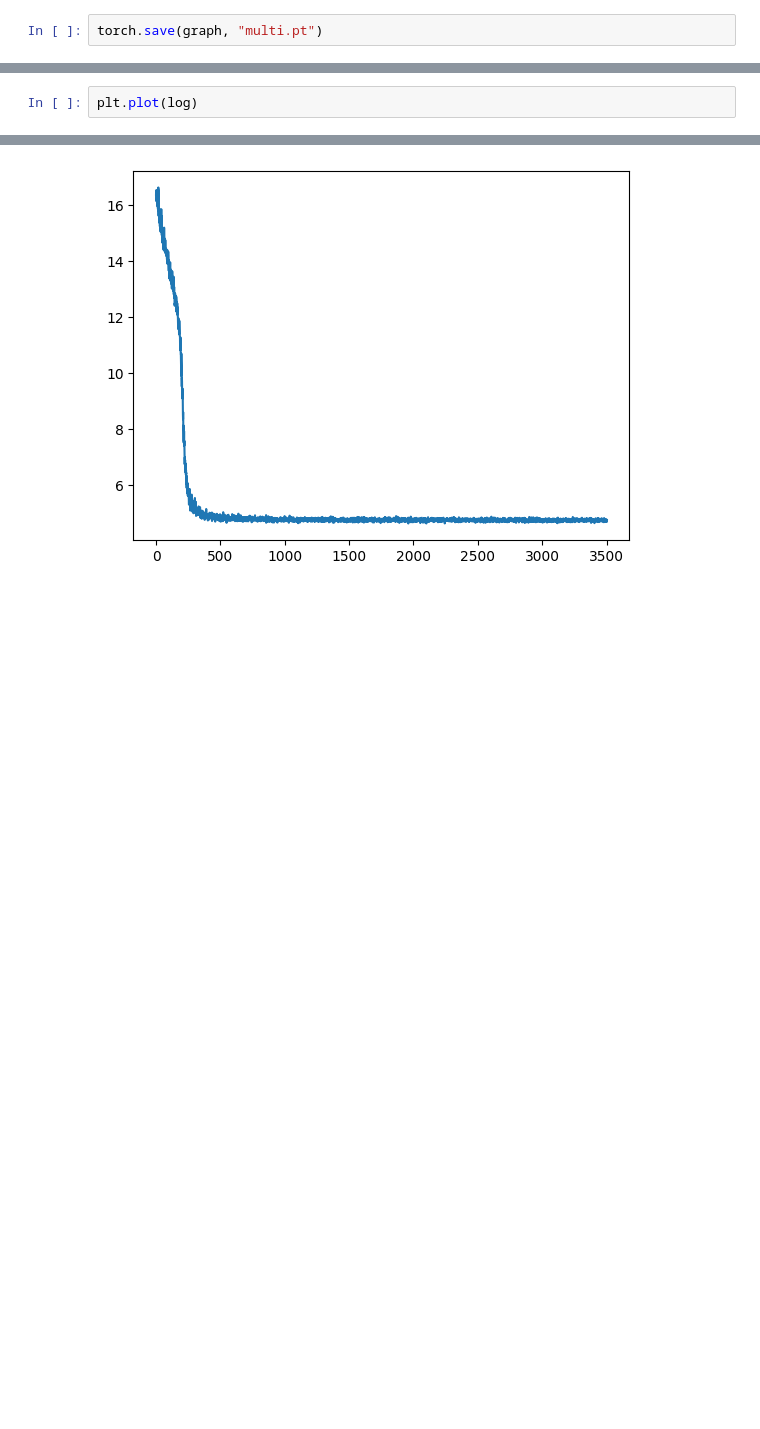
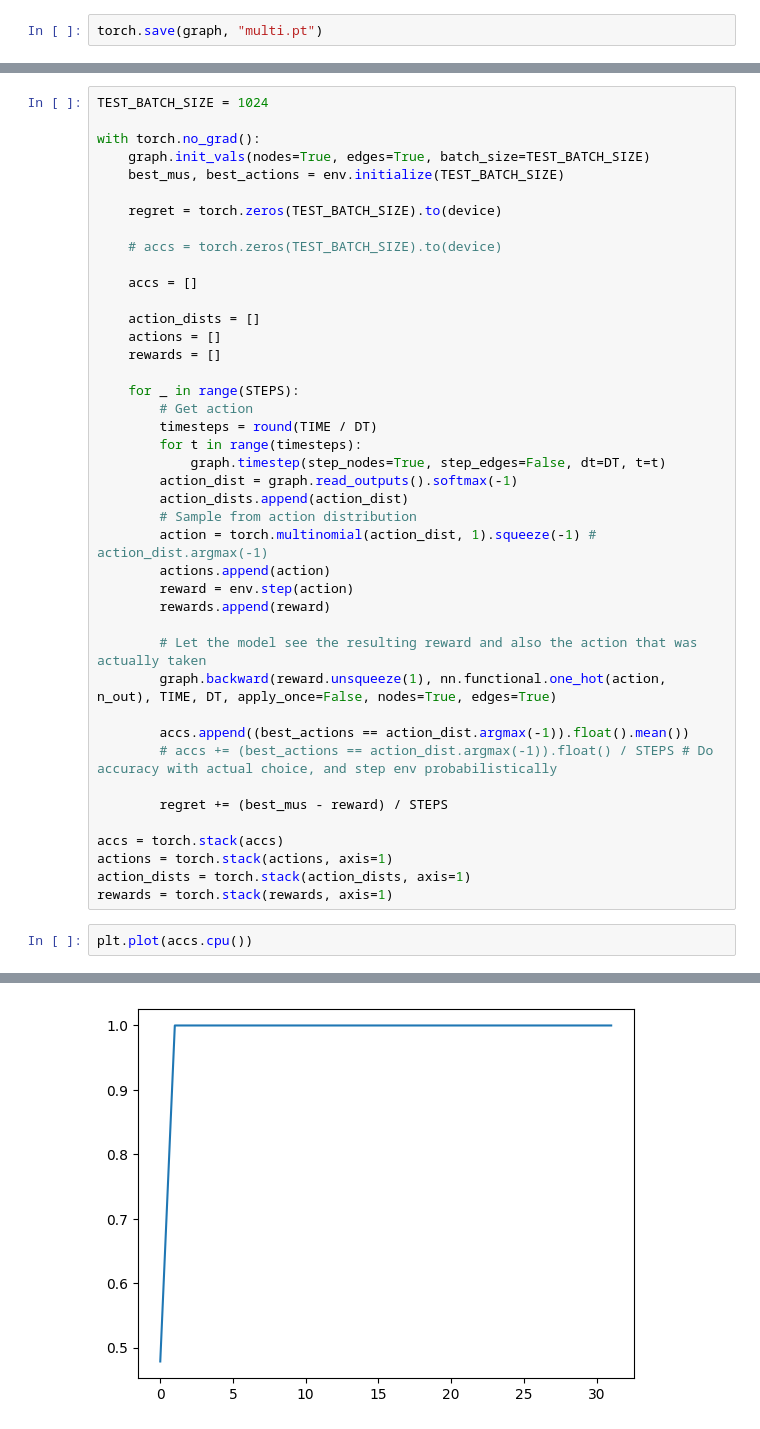
Before and after one commit to bunnalec/NeuralGraphPaper, a Jupyter notebook: RL/multi_ngraph.ipynb, the cells around one changed output, grey strips where cells are left out. Cells and saved outputs as stored; diff of their text form; blank space fills up the shorter version.

```diff
--- a/RL/multi_ngraph.ipynb
+++ b/RL/multi_ngraph.ipynb
@@ -120,5 +128,47 @@ torch.save(graph, "multi.pt")
+# %%
+TEST_BATCH_SIZE = 1024
+
+with torch.no_grad():
+    graph.init_vals(nodes=True, edges=True, batch_size=TEST_BATCH_SIZE)
+    best_mus, best_actions = env.initialize(TEST_BATCH_SIZE)
+
+    regret = torch.zeros(TEST_BATCH_SIZE).to(device)
+
+    # accs = torch.zeros(TEST_BATCH_SIZE).to(device)
+
+    accs = []
+
+    action_dists = []
+    actions = []
+    rewards = []
+
+    for _ in range(STEPS):
+        # Get action
+        timesteps = round(TIME / DT)
+        for t in range(timesteps):
+            graph.timestep(step_nodes=True, step_edges=False, dt=DT, t=t)
+        action_dist = graph.read_outputs().softmax(-1)
+        action_dists.append(action_dist)
+        # Sample from action distribution
+        action = torch.multinomial(action_dist, 1).squeeze(-1) # action_dist.argmax(-1)
+        actions.append(action)
+        reward = env.step(action)
+        rewards.append(reward)
+
+        # Let the model see the resulting reward and also the action that was actually taken
+        graph.backward(reward.unsqueeze(1), nn.functional.one_hot(action, n_out), TIME, DT, apply_once=False, nodes=True, edges=True)
+
+        accs.append((best_actions == action_dist.argmax(-1)).float().mean())
+        # accs += (best_actions == action_dist.argmax(-1)).float() / STEPS # Do accuracy with actual choice, and step env probabilistically
+
+        regret += (best_mus - reward) / STEPS
+
+accs = torch.stack(accs)
+actions = torch.stack(actions, axis=1)
+action_dists = torch.stack(action_dists, axis=1)
+rewards = torch.stack(rewards, axis=1)
 # %%
-plt.plot(log)
+plt.plot(accs.cpu())
 # %% [output]
 [<matplotlib.lines.Line2D at 0x...>]
-[figure, old version]
+[figure, new version]
```
Also changed, not shown: parts of 7 cells of this notebook.
